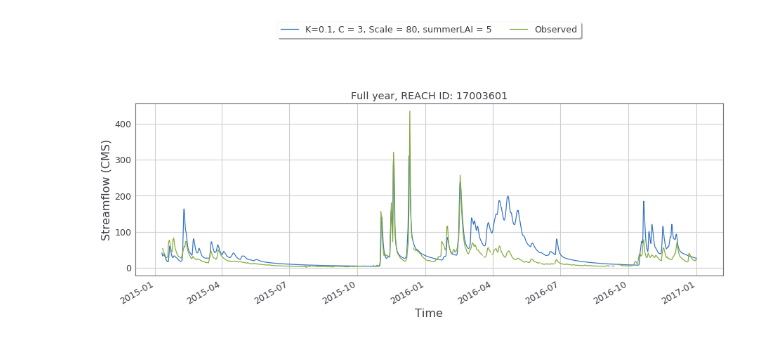
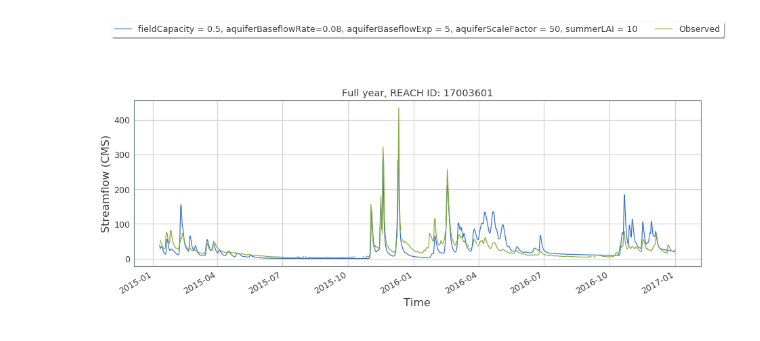
Before and after one commit to hydrofcst/luit, a Jupyter notebook: bigBucktparametersensitivity_singleRun_paramtest17.ipynb, the cells around one changed output. Saved outputs shown, nothing was run; the diff lists cells and outputs as text; code cells hidden in the pictures.

```diff
--- a/bigBucktparametersensitivity_singleRun_HRU7468.ipynb
+++ b/bigBucktparametersensitivity_singleRun_paramtest17.ipynb
@@ -9,8 +9,8 @@ jtplot.style(theme='grade3')
 # %%
 #User-supplied
 obsfile = '/glade/p/work/manab/SHARP/data/dly/obsflow.dly.HHDW1.csv'
-summaoutfile = '/glade/p/work/manab/SHARP/PNW_3L/output/paramtestconcat14/paramtest14.nc'
-routefile = '/glade/p/work/manab/SHARP/PNW_route/output/paramtest14.nc'
+summaoutfile = '/glade/p/work/manab/SHARP/PNW_3L/output/paramtestconcat17/paramtest17.nc'
+routefile = '/glade/p/work/manab/SHARP/PNW_route/output/paramtest17.nc'
 
 hid = 17007511  #HRU ID to be plotted
 sid = 17003601  #Reach ID to be plotted
@@ -111,15 +111,15 @@ plt.show()
 # %%
 #Streamflow
 routeout = xr.open_dataset(routefile).set_index(sSeg = 'reachID')
 
 #PLOT 1
 plt.figure(figsize=(pltwidth,pltheight))
-routeout.sel(sSeg = sid)['KWTroutedRunoff'].loc[starttime1:endtime1].plot(label='K=0.1, C = 3, Scale = 80, summerLAI = 5')
+routeout.sel(sSeg = sid)['KWTroutedRunoff'].loc[starttime1:endtime1].plot(label='fieldCapacity = 0.5, aquiferBaseflowRate=0.08, aquiferBaseflowExp = 5, aquiferScaleFactor = 50, summerLAI = 10')
 (obs['flow'].loc[starttime1:endtime1]).plot(label='Observed')
 plt.ylabel('Streamflow (CMS)', fontsize=16)
 plt.xlabel('Time', fontsize=16)
 plt.title('Full year, REACH ID: %i' %sid)
 plt.legend(loc='upper center', bbox_to_anchor=(0.5, 1.5), ncol=2, fancybox=True, shadow=True)
 plt.show()
 # %% [output]
-[figure, old version]
+[figure, new version]
```
Also changed, not shown: parts of 2 cells of this notebook, 3 other files.
